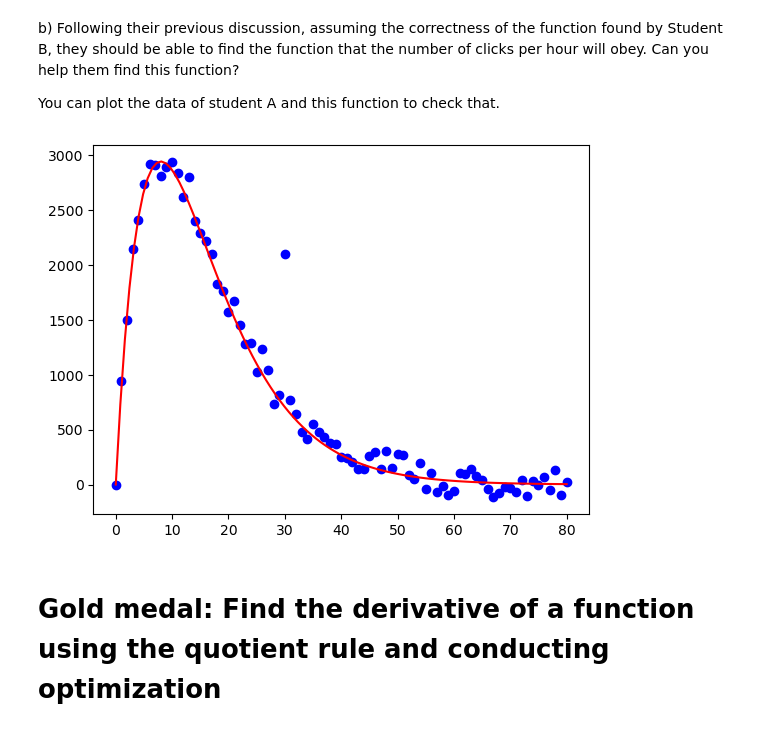
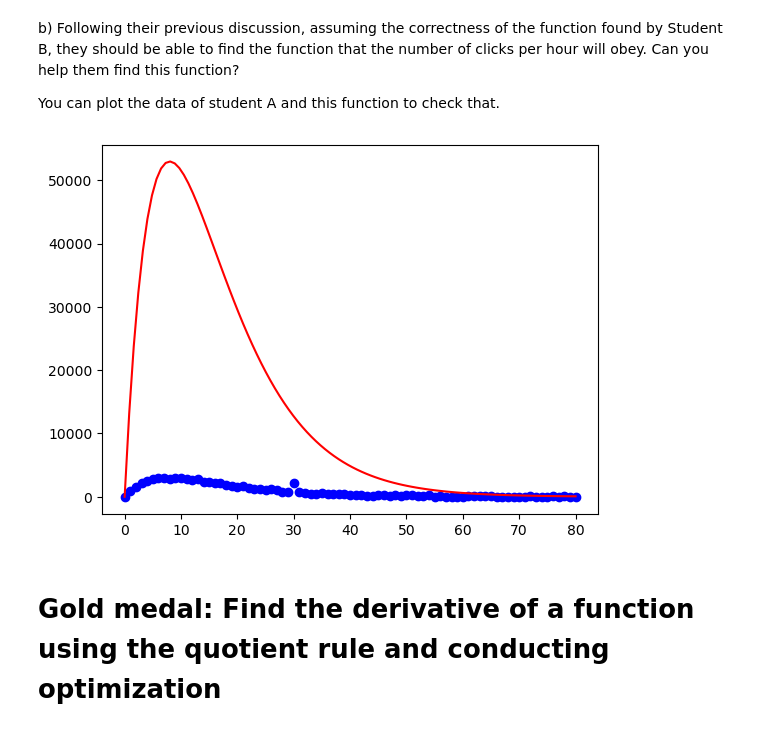
Before and after one commit to vaayustudent/computational-thinking-week-individual-15745104, a Jupyter notebook: challenge_calculus/Review_Calculus.ipynb, the cells around one changed output. Saved outputs shown, nothing was run; the diff lists cells and outputs as text; code cells hidden in the pictures.

```diff
--- a/challenge_calculus/Review_Calculus.ipynb
+++ b/challenge_calculus/Review_Calculus.ipynb
@@ -160,10 +187,9 @@ def student_b_model(x):
     y = 18 * (1.33e-05*x**6 -3.6e-03*x**5 +3.7e-01*x**4 -1.75e+01*x**3 +3.4e+02*x**2)
     return y
 
-plt.scatter(data_x, data_y, color='blue', label='Data Points')
-x_values = np.linspace(min(data_x), max(data_x), 100)
-plt.scatter(data_x,data_y)
-plt.plot(x_values, student_b_model(x_values))
+x = np.linspace(min(data_x), max(data_x), 100)
+plt.scatter(data_x, data_y)
+plt.plot(x, student_b_model(x))
 plt.show()
 # %% [output]
 [figure]
@@ -200,29 +242,29 @@ You can plot the data of student A and this function to check that.
 # %%
 import csv
 import math
 import matplotlib.pyplot as plt
 
 data_x = []
 data_y = []
 
 with open('data_student_A.csv') as csvfile:
     reader = csv.reader(csvfile)
     next(reader)
     for row in reader:
         data_x.append(float(row[0]))
         data_y.append(float(row[1]))
 
-# model is 1000 * x * e^(-x/8)
+# model is 18000 * x * e^(-x/8)
 def DerivativeExp(x):
-    y = 1000 * x * math.exp(-x / 8)
+    y = 18000 * x * math.exp(-x / 8)
     return y
 
 x_values = np.linspace(min(data_x), max(data_x), 100)
 plt.scatter(data_x, data_y, color='blue', label='Data Points')
 plt.plot(x_values, [DerivativeExp(x) for x in x_values], color='red', label='Model')
 plt.show()
 # %% [output]
-[figure, old version]
+[figure, new version]
 # %%
 def DerivativeExp(x):
     # TO DO
```
Also changed, not shown: parts of 4 cells of this notebook.
